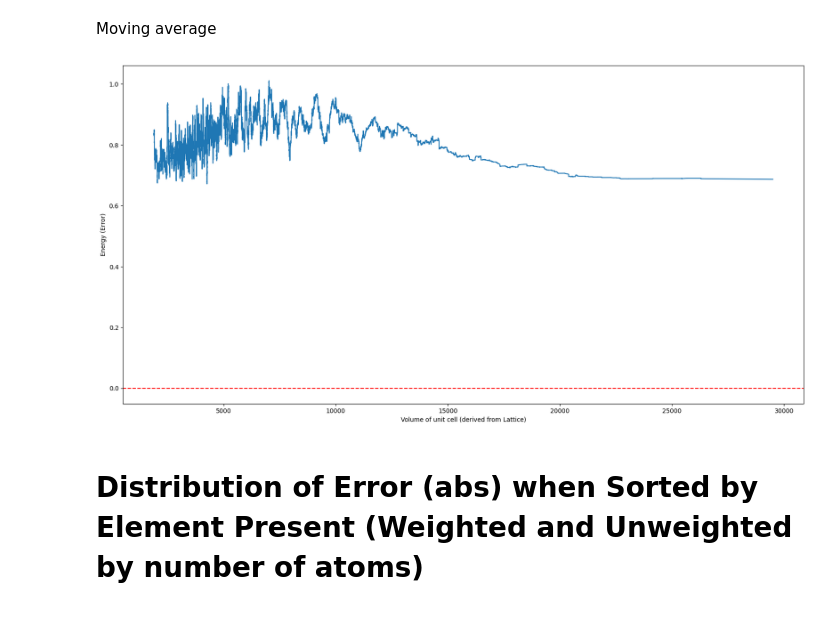
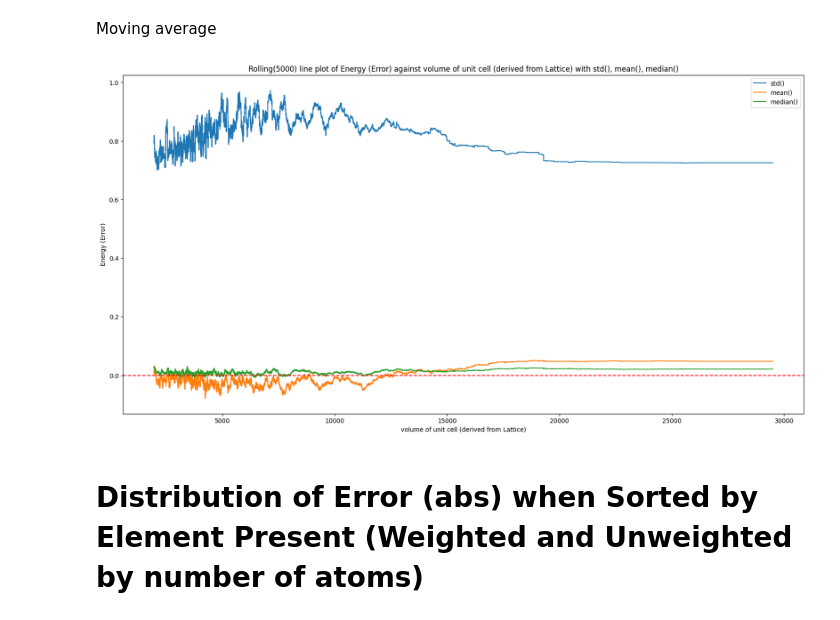
Before and after one commit to kimolijones/A-Star-is-born, a Jupyter notebook: main.ipynb, the cells around one changed output. Saved outputs shown, nothing was run; the diff lists cells and outputs as text; code cells hidden in the pictures.

```diff
--- a/main.ipynb
+++ b/main.ipynb
@@ -255,21 +277,9 @@ plt.show()
 # %% [markdown]
 Moving average
-# %%
-plt.figure(figsize=(FIGURE_SIZE_X,FIGURE_SIZE_Y))
-plt.xlabel("Volume of unit cell (derived from Lattice)")
-plt.ylabel("Energy (Error)")
-stats_list = ["mean", "median", "std"]
-def rolling_multiplot(rolling_amount, stats_list):
-    for stat in stats_list:
-        plt.plot(df_volume_sorted["volume of unit cell (derived from Lattice)"], df_volume_sorted['energy (error)'].rolling(rolling_amount).stat(), label=stat)
-    plt.show()
-
-plt.plot(df_volume_sorted["volume of unit cell (derived from Lattice)"], df_volume_sorted['energy (error)'].rolling(30).mean(), label='std')
-plt.plot(df_volume_sorted["volume of unit cell (derived from Lattice)"], df_volume_sorted['energy (error)'].rolling(30).median(), label='std')
-plt.plot(df_volume_sorted["volume of unit cell (derived from Lattice)"], df_volume_sorted['energy (error)'].rolling(30).std(), label='std') # .abs(), .mean(), .median(), .std()
-plt.show()
-# %% [output]
-[figure, removed]
+# %%
+rolling_sorted_multiplot(df, "volume of unit cell (derived from Lattice)", 5000)
+# %% [output]
+[figure, added]
 # %% [markdown]
 # Distribution of Error (abs) when Sorted by Element Present (Weighted and Unweighted by number of atoms)
 # %%
```
Also changed, not shown: parts of 8 cells of this notebook.
